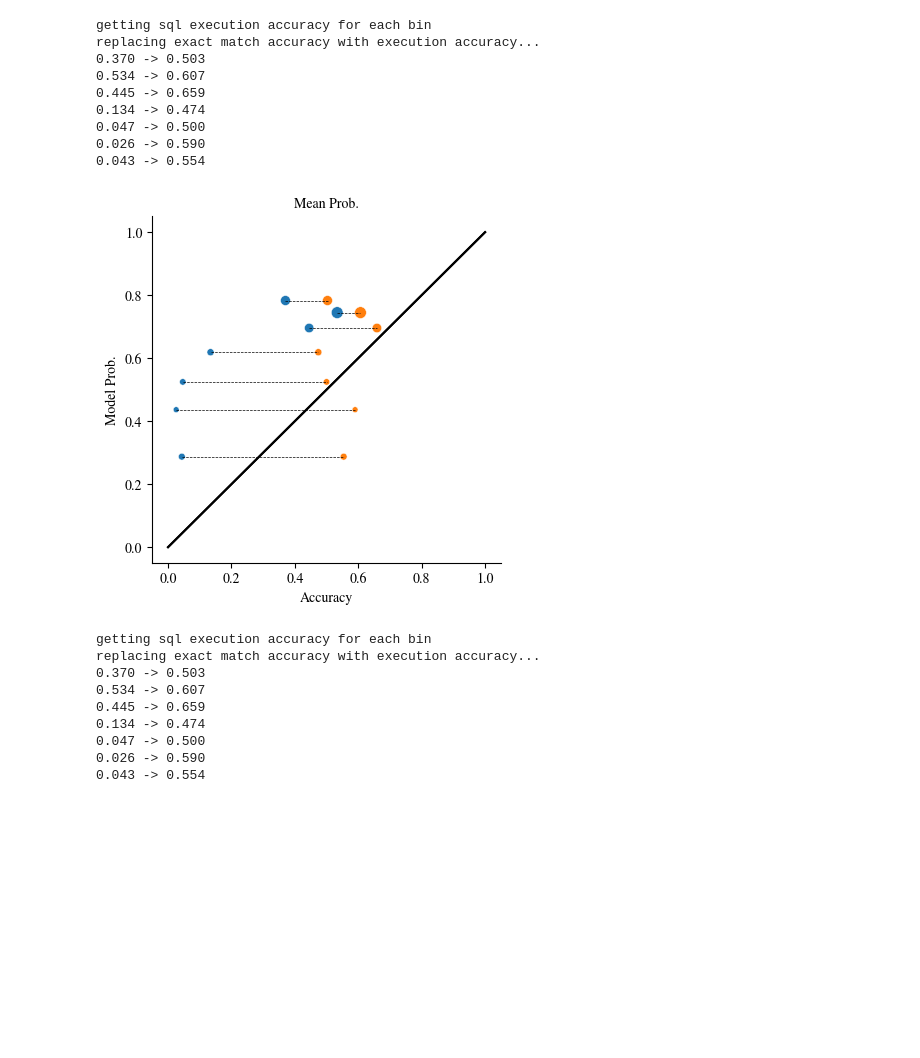
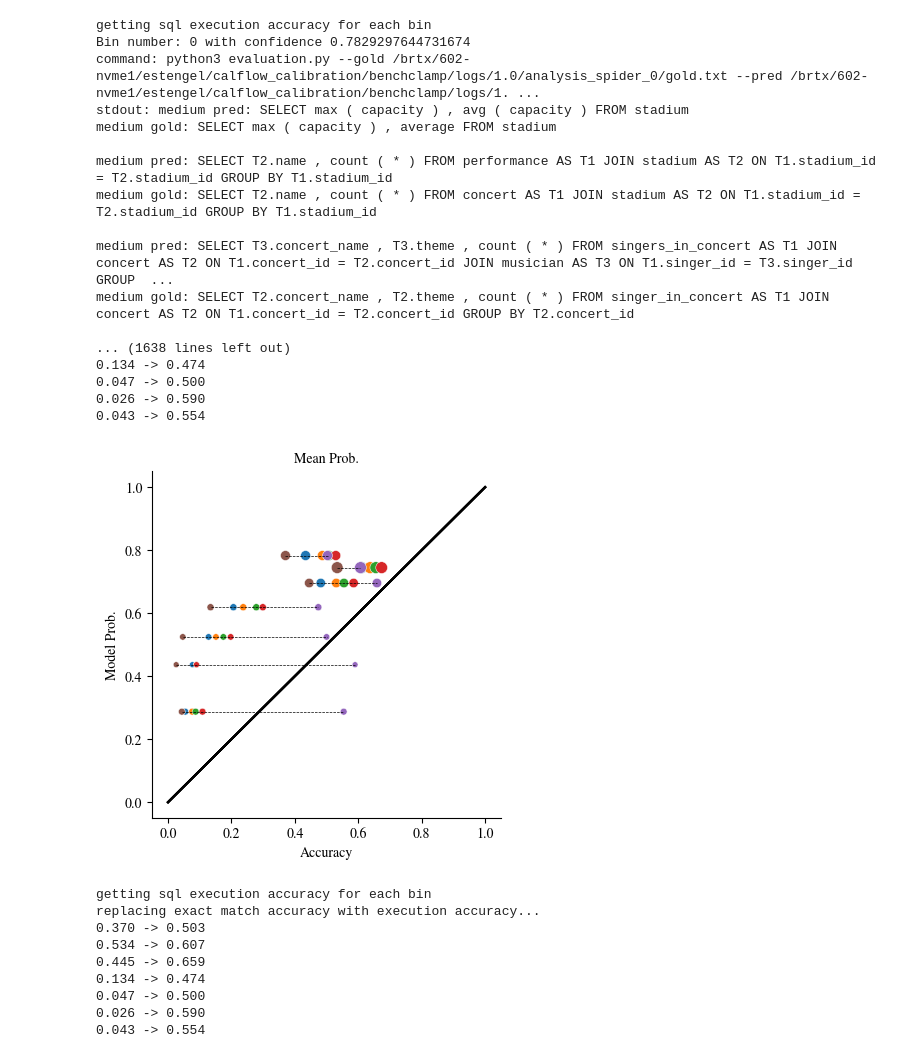
Before and after one commit to esteng/calibration_miso, a Jupyter notebook: analysis/calibration_sql_seq_plot.ipynb, the cells around one changed output. Drawn from its saved outputs; the diff is of its cells as text; code cells hidden in the pictures; blank space fills up the shorter version.

Commit message:
working on sql analysis

```diff
--- a/analysis/calibration_sql_seq_plot.ipynb
+++ b/analysis/calibration_sql_seq_plot.ipynb
@@ -29,6 +29,11 @@ bart_min_probs, bart_mean_probs, bart_exact_accs = get_probs_and_accs_benchclamp
 t5_data = read_benchclamp_file("/brtx/602-nvme1/estengel/calflow_calibration/benchclamp/logs/1.0/t5-base-lm-adapt_spider_past_none_db_val_all_0.0001_10000_test_eval_unconstrained-beam_bs_5/model_outputs.20230206T093954.jsonl")
 # t5_min_probs, t5_mean_probs, t5_accs = get_probs_and_accs_benchclamp(t5_data)
 t5_min_probs, t5_mean_probs, t5_exact_accs = get_probs_and_accs_benchclamp(t5_data) #, spider_gold_path)
+# %%
+bart_at_k = {}
+for k in range(2, 6):
+    __, __, k_bart_exact_accs = get_probs_and_accs_benchclamp(bart_data, k=k) # , spider_gold_path)
+    bart_at_k[k] = k_bart_exact_accs
 # %%
 import pdb
 
@@ -220,22 +227,3 @@ def horizontal_plot(min_probs, accs, path, bclamp_data, gold_path, n_bins = 10,
     if path is not None:
         plt.savefig(path, bbox_inches='tight')
     # return min_values, min_bins, min_bin_number
-# %%
-horizontal_plot(bart_min_probs,
-                bart_exact_accs,
-                None,
-                bclamp_data=bart_data,
-                gold_path=spider_gold_path,
-                n_bins=10,
-                binning_strategy='adaptive')
-# %% [output]
-getting sql execution accuracy for each bin
-replacing exact match accuracy with execution accuracy...
-0.370 -> 0.503
-0.534 -> 0.607
-0.445 -> 0.659
-0.134 -> 0.474
-0.047 -> 0.500
-0.026 -> 0.590
-0.043 -> 0.554
-[figure, removed]
@@ -242,3 +293,42 @@ replacing exact match accuracy with execution accuracy...
+# %%
+# horizontal_plot(bart_min_probs,
+#                 bart_exact_accs,
+#                 None,
+#                 bclamp_data=bart_data,
+#                 gold_path=spider_gold_path,
+#                 n_bins=10,
+#                 title="Acc@1",
+#                 binning_strategy='adaptive')
+
+bart_at_k[1] = bart_exact_accs
+# for k in range(2, 6):
+horizontal_plot_at_k(bart_min_probs,
+                bart_at_k,
+                None,
+                bclamp_data=bart_data,
+                gold_path=spider_gold_path,
+                n_bins=10,
+                # title=f"Acc@{k}",
+                binning_strategy='adaptive')
+# %% [output]
+getting sql execution accuracy for each bin
+Bin number: 0 with confidence 0.7829297644731674
+command: python3 evaluation.py --gold /brtx/602-nvme1/estengel/calflow_calibration/benchclamp/logs/1.0/analysis_spider_0/gold.txt --pred /brtx/602-nvme1/estengel/calflow_calibration/benchclamp/logs/1. ...
+stdout: medium pred: SELECT max ( capacity ) , avg ( capacity ) FROM stadium
+medium gold: SELECT max ( capacity ) , average FROM stadium
+
+medium pred: SELECT T2.name , count ( * ) FROM performance AS T1 JOIN stadium AS T2 ON T1.stadium_id = T2.stadium_id GROUP BY T1.stadium_id
+medium gold: SELECT T2.name , count ( * ) FROM concert AS T1 JOIN stadium AS T2 ON T1.stadium_id = T2.stadium_id GROUP BY T1.stadium_id
+
+medium pred: SELECT T3.concert_name , T3.theme , count ( * ) FROM singers_in_concert AS T1 JOIN concert AS T2 ON T1.concert_id = T2.concert_id JOIN musician AS T3 ON T1.singer_id = T3.singer_id GROUP  ...
+medium gold: SELECT T2.concert_name , T2.theme , count ( * ) FROM singer_in_concert AS T1 JOIN concert AS T2 ON T1.concert_id = T2.concert_id GROUP BY T2.concert_id
+
+... (1638 lines left out)
+0.134 -> 0.474
+0.047 -> 0.500
+0.026 -> 0.590
+0.043 -> 0.554
+[figure, added]
 # %%
 exact_bart_values, exact_bart_bins, exact_bart_bin_number = single_plot(bart_min_probs,
                                                           bart_exact_accs,
```
Also changed, not shown: parts of 2 cells of this notebook, 6 other files.
